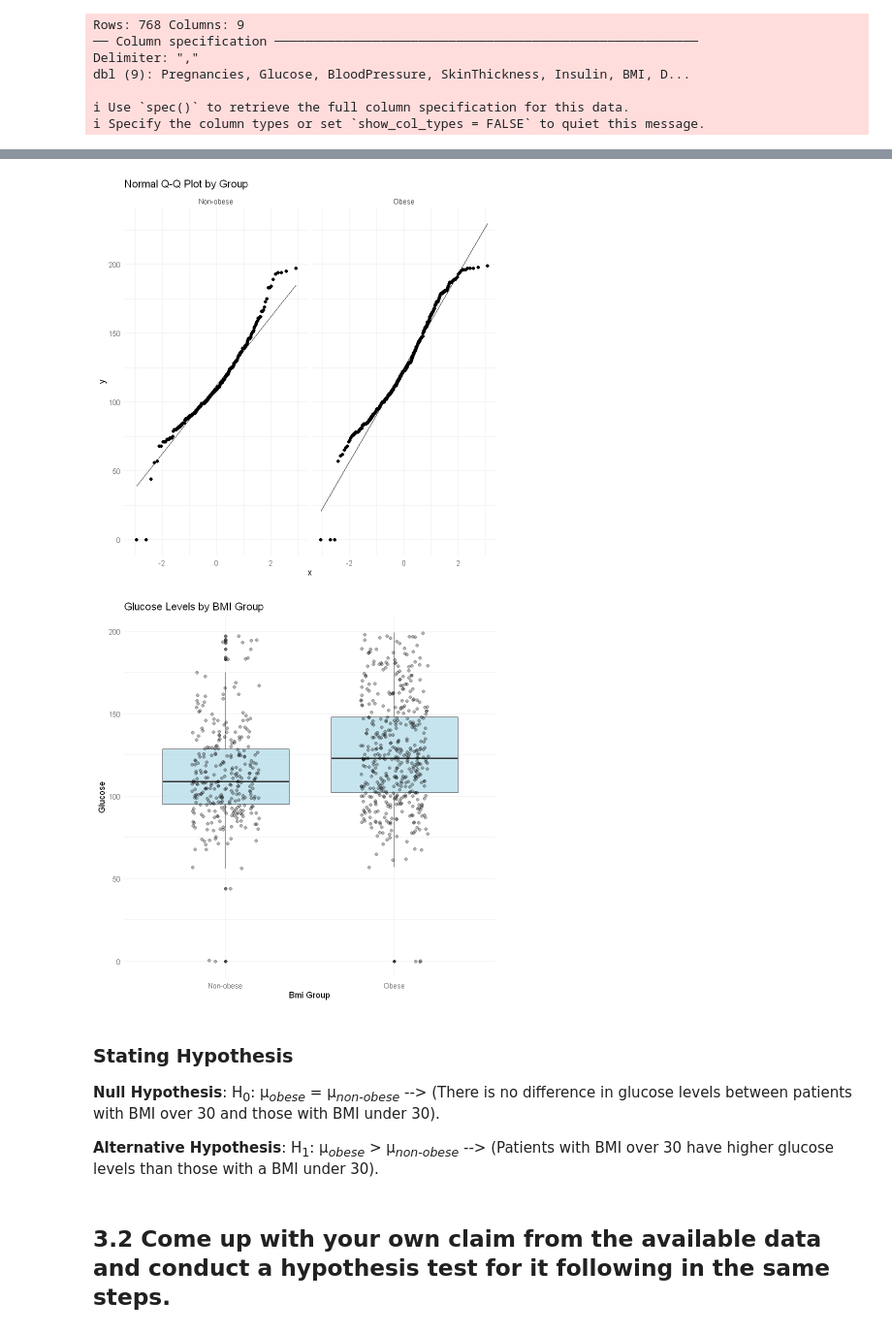
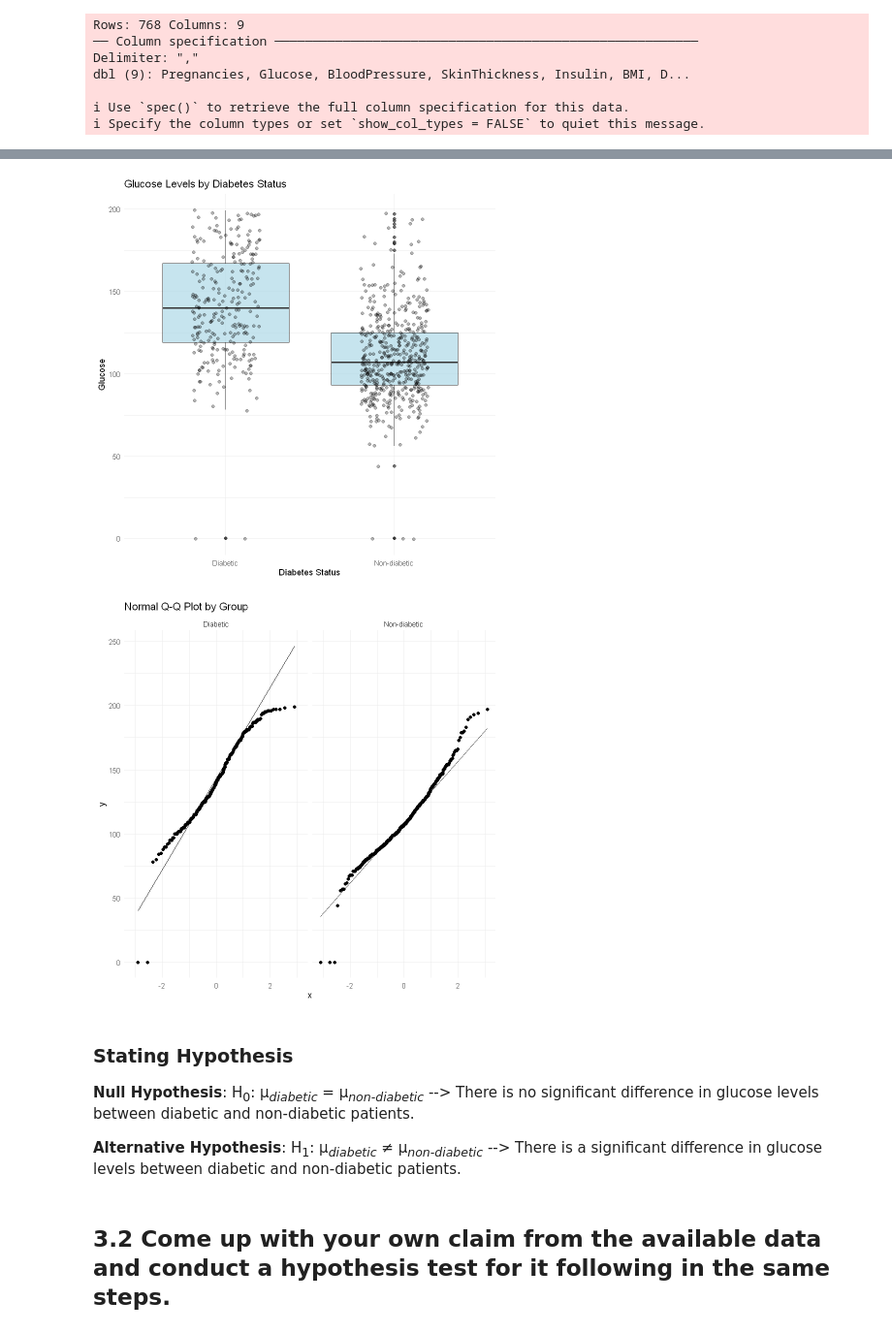
Before and after one commit to aadhamashraf/Analyzing-Diabetes-Dataset, a Jupyter notebook: DSAI-307-Final-Project.ipynb, the cells around one changed output, grey strips where cells are left out. Shown at 97% size. Drawn from its saved outputs; the diff is of its cells as text; code cells hidden in the pictures.

```diff
--- a/DSAI-307-Final-Project.ipynb
+++ b/DSAI-307-Final-Project.ipynb
@@ -263,11 +285,9 @@ Patients with BMI over 30 have higher glucose levels than those with a BMI under
 - using independent t-test to compare the mean glucose levels between two BMI groups ("Obese", "non-Obese").
 - since the depenent variable **Glucose** is continous and the independent variable **BMI** is categorical, the t-test is an appropriate test to use.
 # %%
-# Read and preprocess data
-diabetes_data3 <- read_csv("diabetes.csv") %>%
+diabetes_data_p3 <- read_csv("diabetes.csv") %>%
   mutate(across(everything(), as.numeric)) %>%
-  mutate(bmi_group = ifelse(BMI > 30, "Obese", "Non-obese"),
-         diabetes_status = ifelse(Outcome == 1, "Diabetic", "Non-diabetic"))
+  mutate(diabetes_status = ifelse(Outcome == 1, "Diabetic", "Non-diabetic"))
 # %% [output]
 Rows: 768 Columns: 9
 ── Column specification ────────────────────────────────────────────────────────
@@ -299,26 +319,28 @@ A tibble: 768 × 11
 | 1 | 126 | 60 | 0 | 0 | 30.1 | 0.349 | 47 | 1 | ... |
 | 1 | 93 | 70 | 31 | 0 | 30.4 | 0.315 | 23 | 0 | ... |
 # %%
-bmi_glucose_box <- create_boxplot(
-  diabetes_data3,
-  "bmi_group",
+diabetes_glucose_box <- create_boxplot(
+  diabetes_data_p3,
+  "diabetes_status",
   "Glucose",
-  "Glucose Levels by BMI Group"
-) # Boxplot of Glucose levels by BMI group for normality check
+  "Glucose Levels by Diabetes Status"
+)# Create boxplot for glucose levels by diabetes status
+
+# Create QQ plot to check normality of glucose levels for each diabetes status group
 qq_plot <- create_qq_plot(
-  diabetes_data3, "Glucose", "bmi_group"
-) # QQ plot of Glucose levels by BMI group for varicance check
+  diabetes_data_p3, "Glucose", "diabetes_status"
+)
 # %%
+diabetes_glucose_box
+
 qq_plot
-
-bmi_glucose_box
 # %% [output]
-[figure, old version]
+[figure, new version]
-[figure, old version]
+[figure, new version]
 # %% [markdown]
 ### **Stating Hypothesis**
 
-**Null Hypothesis**: H<sub>0</sub>: μ<sub>*obese*</sub> = μ<sub>*non-obese*</sub> --> (There is no difference in glucose levels between patients with BMI over 30 and those with BMI under 30).
+**Null Hypothesis**: H<sub>0</sub>: μ<sub>*diabetic*</sub> = μ<sub>*non-diabetic*</sub> --> There is no significant difference in glucose levels between diabetic and non-diabetic patients.
 
-**Alternative Hypothesis**: H<sub>1</sub>: μ<sub>*obese*</sub> > μ<sub>*non-obese*</sub> --> (Patients with BMI over 30 have higher glucose levels than those with a BMI under 30).
+**Alternative Hypothesis**: H<sub>1</sub>: μ<sub>*diabetic*</sub> ≠ μ<sub>*non-diabetic*</sub> --> There is a significant difference in glucose levels between diabetic and non-diabetic patients.
 # %%
```
Also changed, not shown: parts of 15 cells of this notebook, 1 other file.
